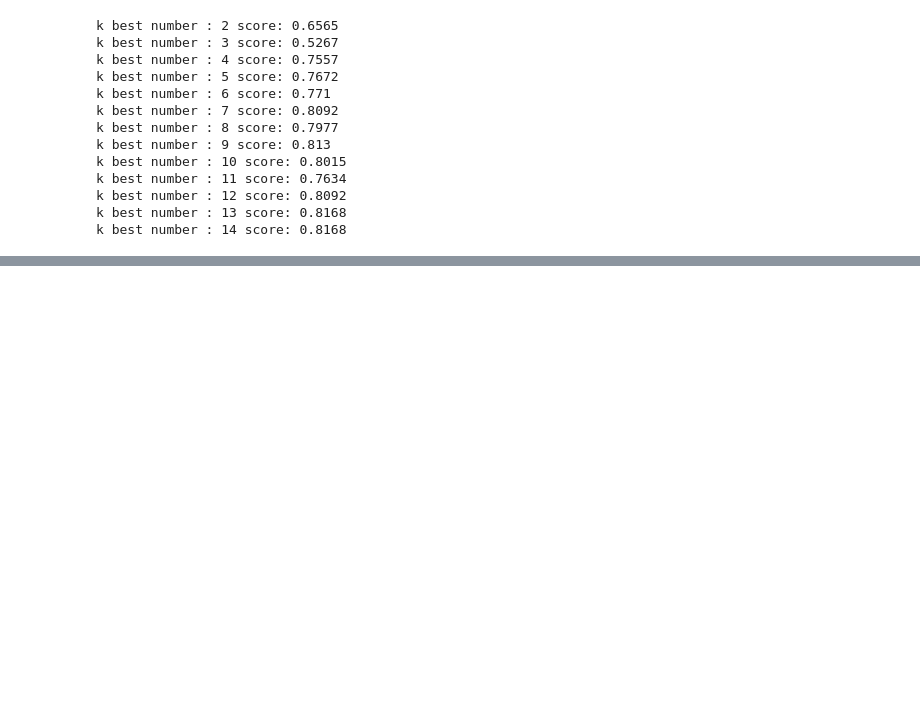
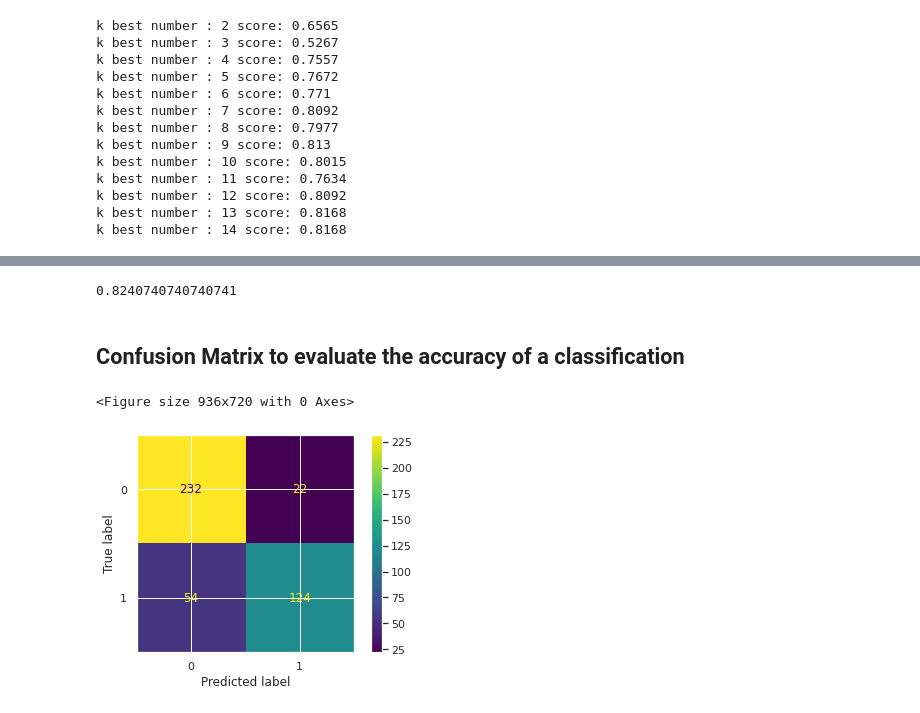
Before and after one commit to andvsilva/dataset, a Jupyter notebook: titanic/atitanic.ipynb, the cells around one changed output, grey strips where cells are left out. Cells and saved outputs as stored; diff of their text form; code cells hidden in the pictures; blank space fills up the shorter version.

```diff
--- a/titanic/atitanic.ipynb
+++ b/titanic/atitanic.ipynb
@@ -779,0 +826,19 @@ plt.show()
+# %%
+# Training
+X_train, X_test, y_train, y_test = train_test_split(X, y, test_size=0.33, random_state=42)
+
+model = MLPClassifier(hidden_layer_sizes=(25, 25), max_iter=500, random_state=42)
+model.fit(X_train, y_train)
+model.score(X_test, y_test)
+# %% [output]
+0.8240740740740741
+# %% [markdown]
+## Confusion Matrix to evaluate the accuracy of a classification
+# %%
+plt.figure(figsize=(13,10))
+ConfusionMatrixDisplay.from_estimator(model, X_test, y_test)
+
+plt.show()
+# %% [output]
+<Figure size 936x720 with 0 Axes>
+[figure, added]
```
Also changed, not shown: parts of 16 cells of this notebook, 5 other files.
